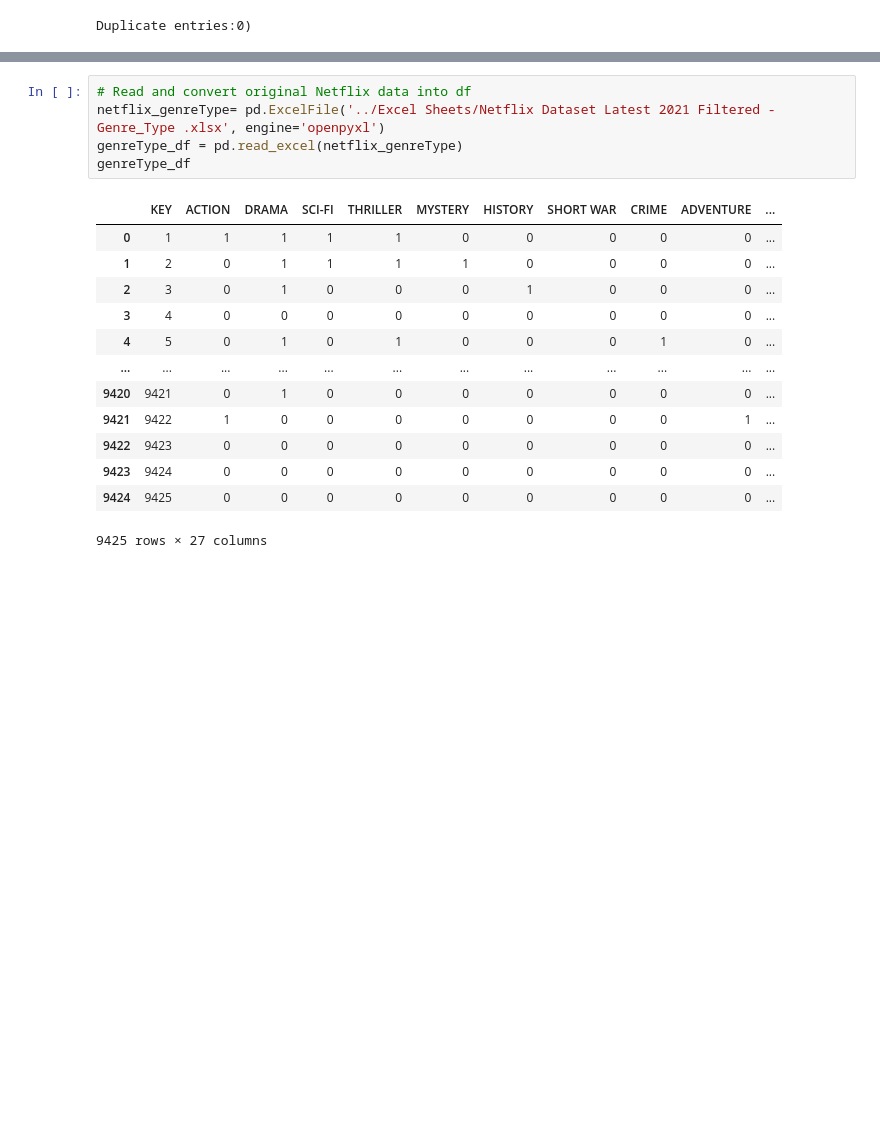
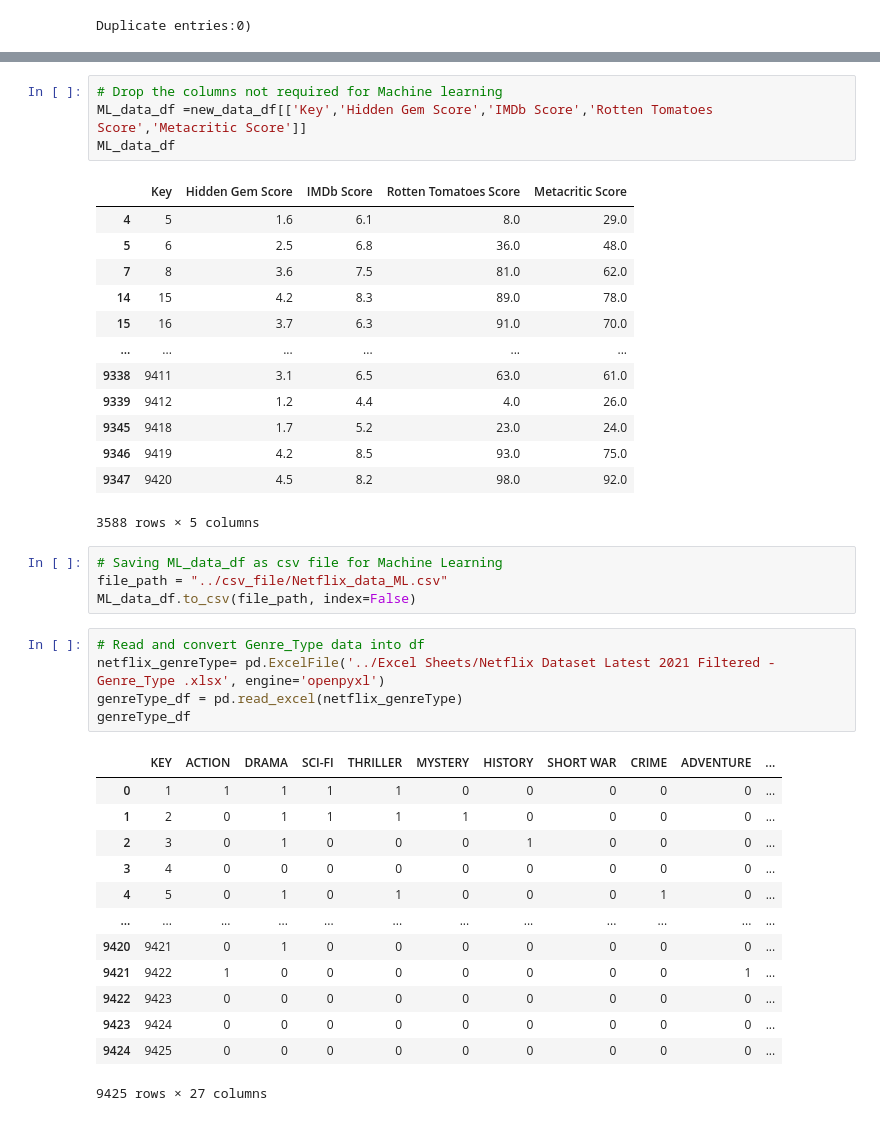
Before and after one commit to Cyber-Wolfe/Netflix_and_Analyze, a Jupyter notebook: Jupyter Notebooks/NetflixDataset.ipynb, the cells around one changed output, grey strips where cells are left out. Drawn from its saved outputs; the diff is of its cells as text; blank space fills up the shorter version.

```diff
--- a/Jupyter Notebooks/NetflixDataset.ipynb
+++ b/Jupyter Notebooks/NetflixDataset.ipynb
@@ -268,6 +254,28 @@ file_path = "../Excel Sheets/Netflix_data_cleaned.csv"
 new_data_df.to_csv(file_path, index=False)
+# %%
+# Drop the columns not required for Machine learning
+ML_data_df =new_data_df[['Key','Hidden Gem Score','IMDb Score','Rotten Tomatoes Score','Metacritic Score']]
+ML_data_df
+# %% [output]
+|  | Key | Hidden Gem Score | IMDb Score | Rotten Tomatoes Score | Metacritic Score |
+| 4 | 5 | 1.6 | 6.1 | 8.0 | 29.0 |
+| 5 | 6 | 2.5 | 6.8 | 36.0 | 48.0 |
+| 7 | 8 | 3.6 | 7.5 | 81.0 | 62.0 |
+| 14 | 15 | 4.2 | 8.3 | 89.0 | 78.0 |
+| 15 | 16 | 3.7 | 6.3 | 91.0 | 70.0 |
+| ... | ... | ... | ... | ... | ... |
+| 9338 | 9411 | 3.1 | 6.5 | 63.0 | 61.0 |
+| 9339 | 9412 | 1.2 | 4.4 | 4.0 | 26.0 |
+| 9345 | 9418 | 1.7 | 5.2 | 23.0 | 24.0 |
+| 9346 | 9419 | 4.2 | 8.5 | 93.0 | 75.0 |
+| 9347 | 9420 | 4.5 | 8.2 | 98.0 | 92.0 |
+3588 rows × 5 columns
+# %%
+# Saving ML_data_df as csv file for Machine Learning
+file_path = "../csv_file/Netflix_data_ML.csv"
+ML_data_df.to_csv(file_path, index=False)
 # %%
-# Read and convert original Netflix data into df
+# Read and convert Genre_Type data into df
 netflix_genreType= pd.ExcelFile('../Excel Sheets/Netflix Dataset Latest 2021 Filtered - Genre_Type .xlsx', engine='openpyxl')
 genreType_df = pd.read_excel(netflix_genreType)
 genreType_df
```
Also changed, not shown: parts of 7 cells of this notebook, 3 other files.
